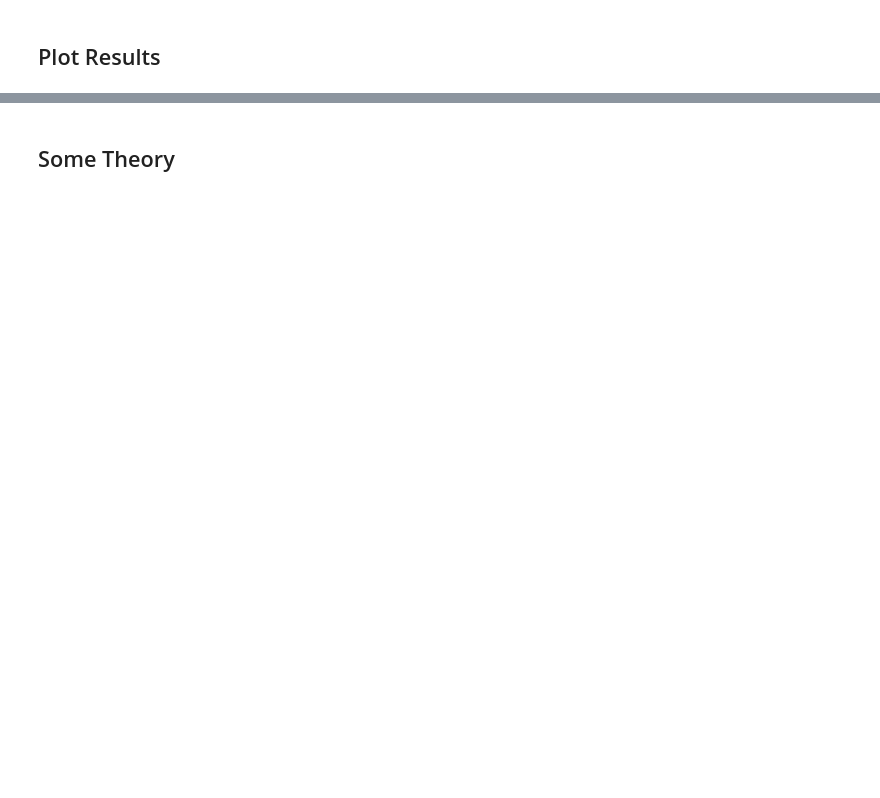
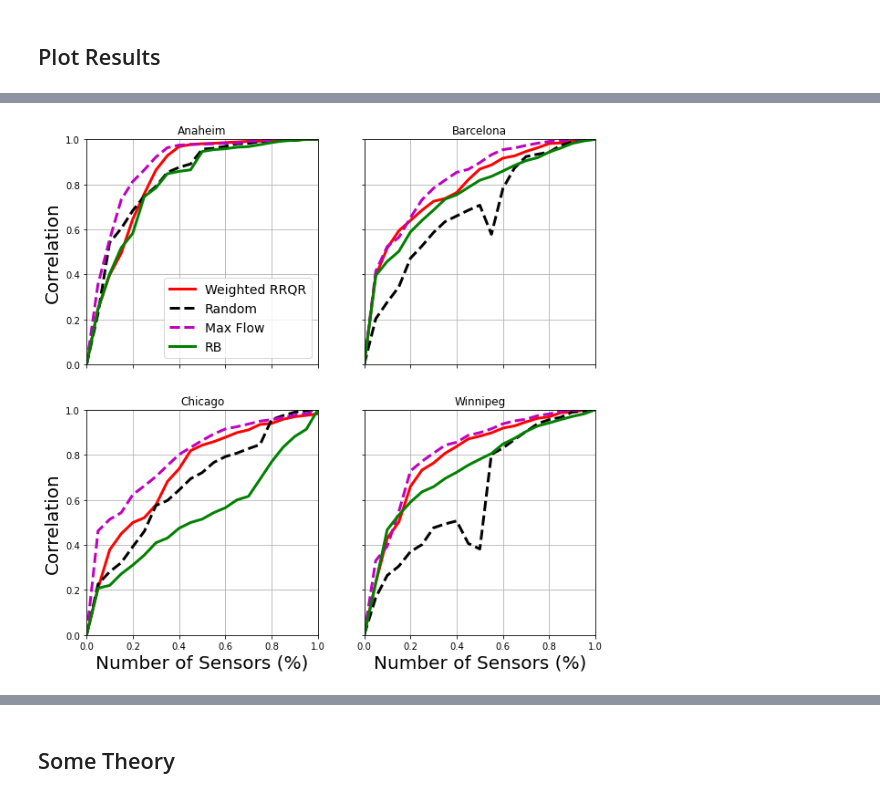
Before and after one commit to arnav-b/sensor-placement, a Jupyter notebook: flows.ipynb, the cells around one changed output, grey strips where cells are left out. Saved outputs shown, nothing was run; the diff lists cells and outputs as text; code cells hidden in the pictures; blank space fills up the shorter version.

```diff
--- a/flows.ipynb
+++ b/flows.ipynb
@@ -48,0 +180,15 @@ plt.savefig("results/traffic_correlations.pdf")
+# %%
+results = {}
+results["Anaheim"] = IterativeEvaluator(*utils.data.read_tntp_graph("data/Anaheim/Anaheim_flow.tntp")).get_results()
+results["Barcelona"] = IterativeEvaluator(*utils.data.read_tntp_graph("data/Barcelona/Barcelona_flow.tntp")).get_results()
+results["Chicago"] = IterativeEvaluator(*utils.data.read_tntp_graph("data/Chicago-Sketch/ChicagoSketch_flow.tntp")).get_results()
+results["Winnipeg"] = IterativeEvaluator(*utils.data.read_tntp_graph("data/Winnipeg/Winnipeg_flow.tntp")).get_results()
+# %%
+fig, ax = plt.subplots(2, 2, figsize=(10, 10))
+plot_results(results["Anaheim"], ax[0][0], "Anaheim", ylabel=True, legend=True)
+plot_results(results["Barcelona"], ax[0][1], "Barcelona")
+plot_results(results["Chicago"], ax[1][0], "Chicago", xlabel=True, ylabel=True)
+plot_results(results["Winnipeg"], ax[1][1], "Winnipeg", xlabel=True)
+# plt.savefig("results/iterative_rrqr_maxflow.pdf")
+# %% [output]
+[figure, added]
```
Also changed, not shown: parts of 38 cells of this notebook, 4 other files.
